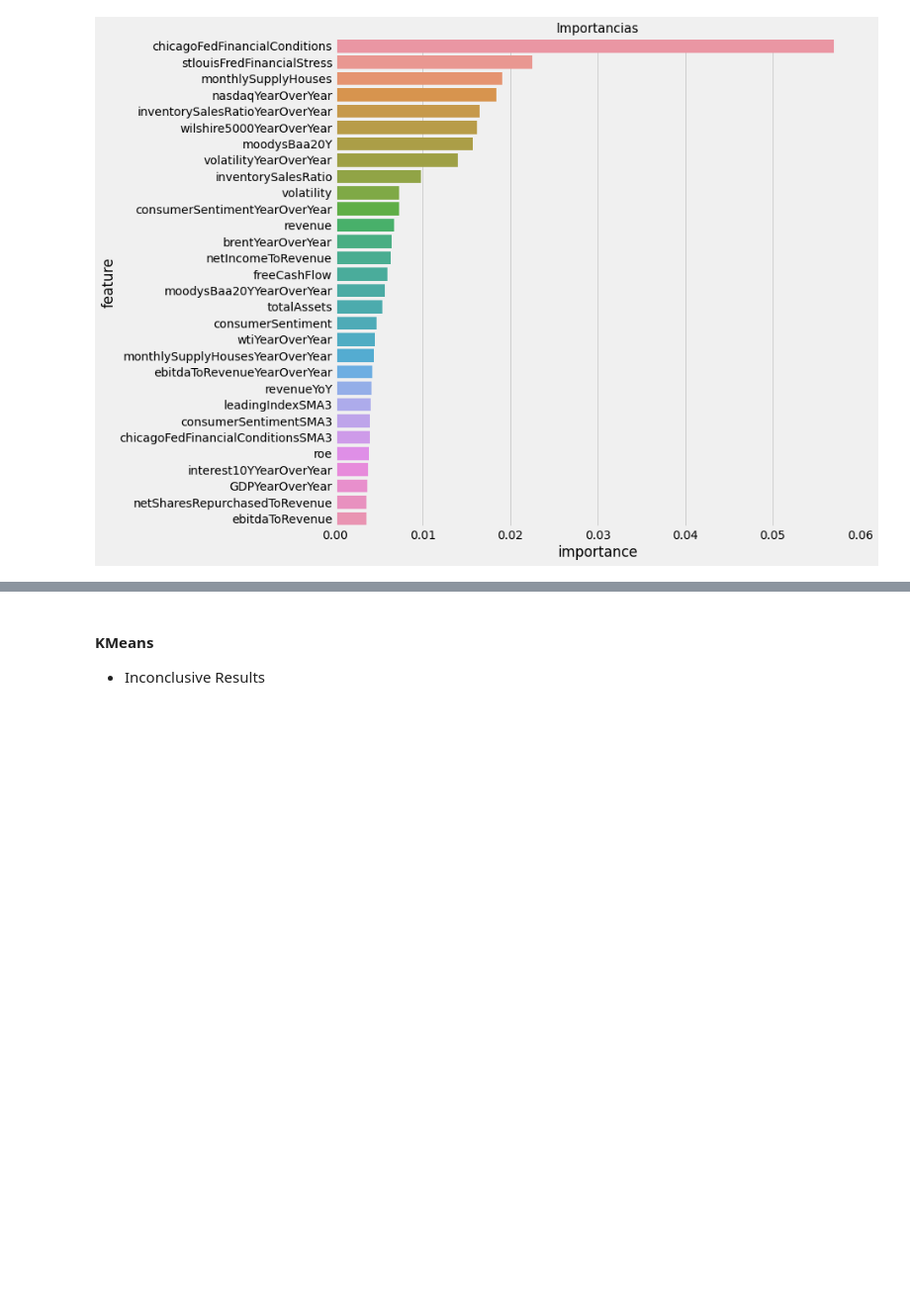
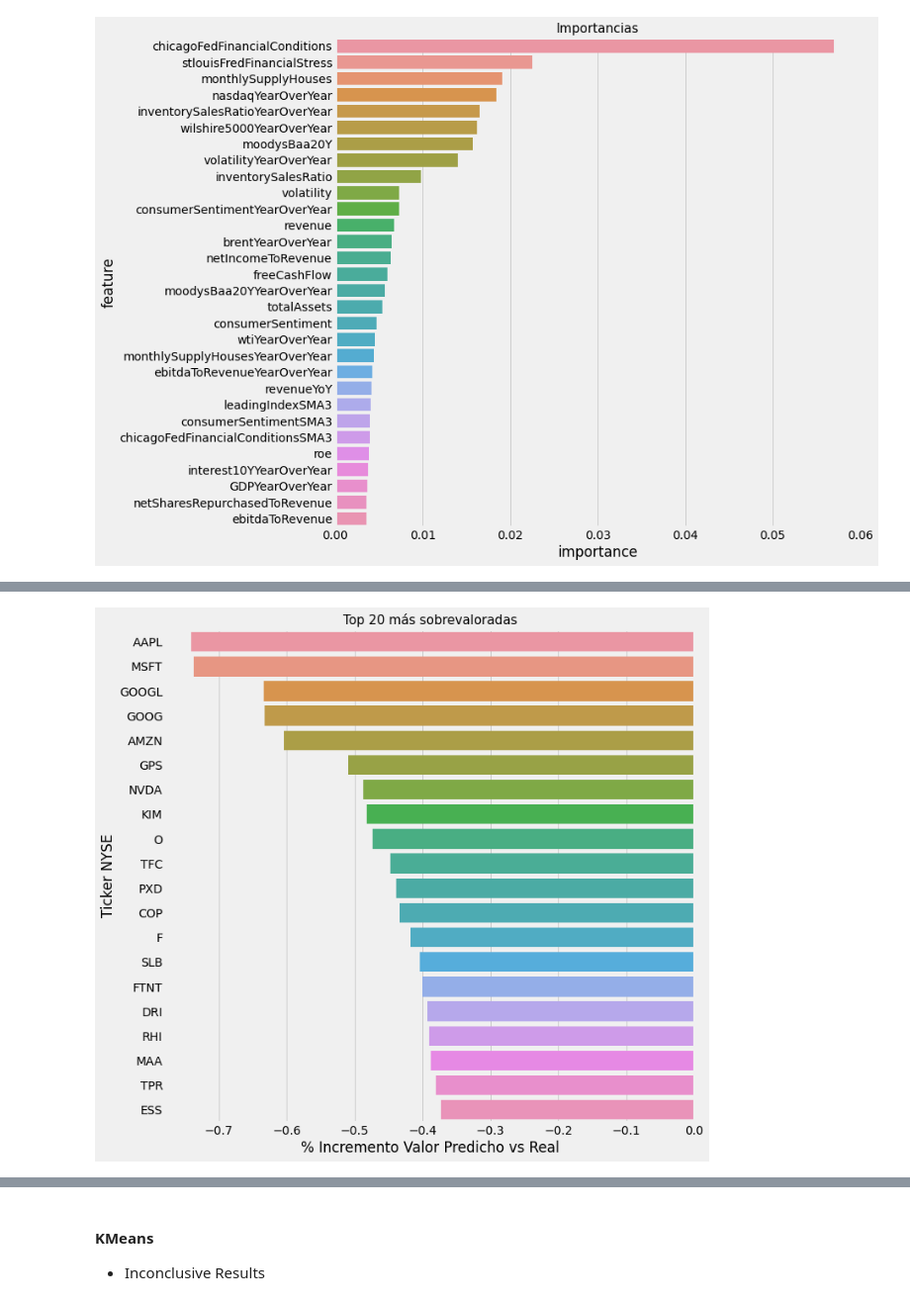
Before and after one commit to FranciscoPala/SP500_constituents_market_cap_estimator, a Jupyter notebook: src/notebooks/model_selection.ipynb, the cells around one changed output, grey strips where cells are left out. Shown at 99% size. Drawn from its saved outputs; the diff is of its cells as text; code cells hidden in the pictures; blank space fills up the shorter version.

```diff
--- a/src/notebooks/model_selection.ipynb
+++ b/src/notebooks/model_selection.ipynb
@@ -630,3 +670,12 @@ data_2021[cols].sort_values(by='xgb_gain').head(20)
+# %%
+fig, ax = plt.subplots(1,1,figsize = (10,10))
+sns.barplot(data = data_2021[cols].sort_values(by='xgb_gain').head(20), x='xgb_gain', y = 'symbol', orient='h')
+ax.set_title('Top 20 más sobrevaloradas', fontsize = 15)
+plt.xlabel('% Incremento Valor Predicho vs Real')
+plt.ylabel('Ticker NYSE')
+plt.savefig('../../ppt/images/top20_overvalued.jpg', bbox_inches = 'tight')
+# %% [output]
+[figure, added]
 # %%
 cols = ['target', 'xgb', 'xgb_gain', 'symbol']
 data_2021[cols].sort_values(by='xgb_gain', ascending = False).head(20)
```
Also changed, not shown: parts of 17 cells of this notebook, 4 other files.
